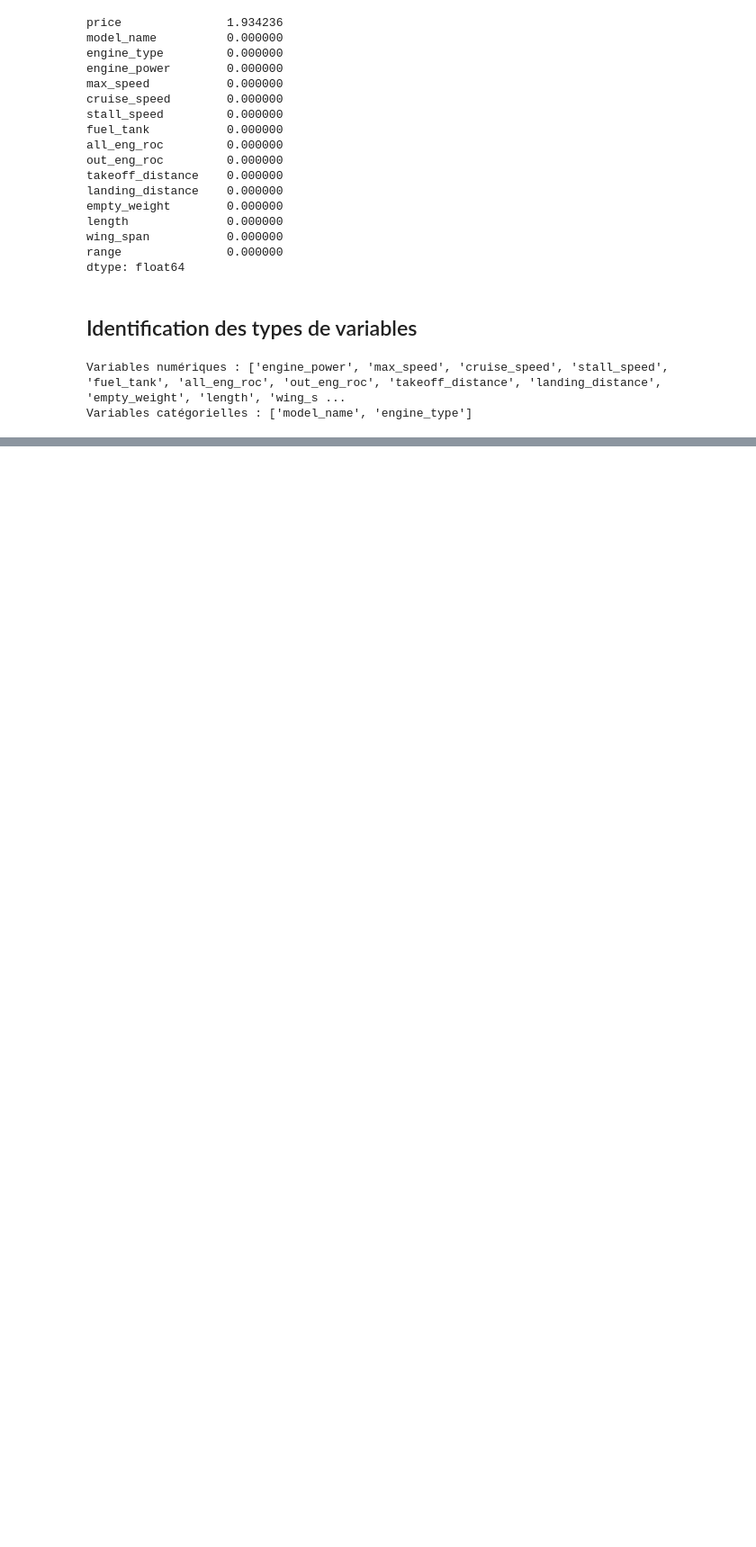
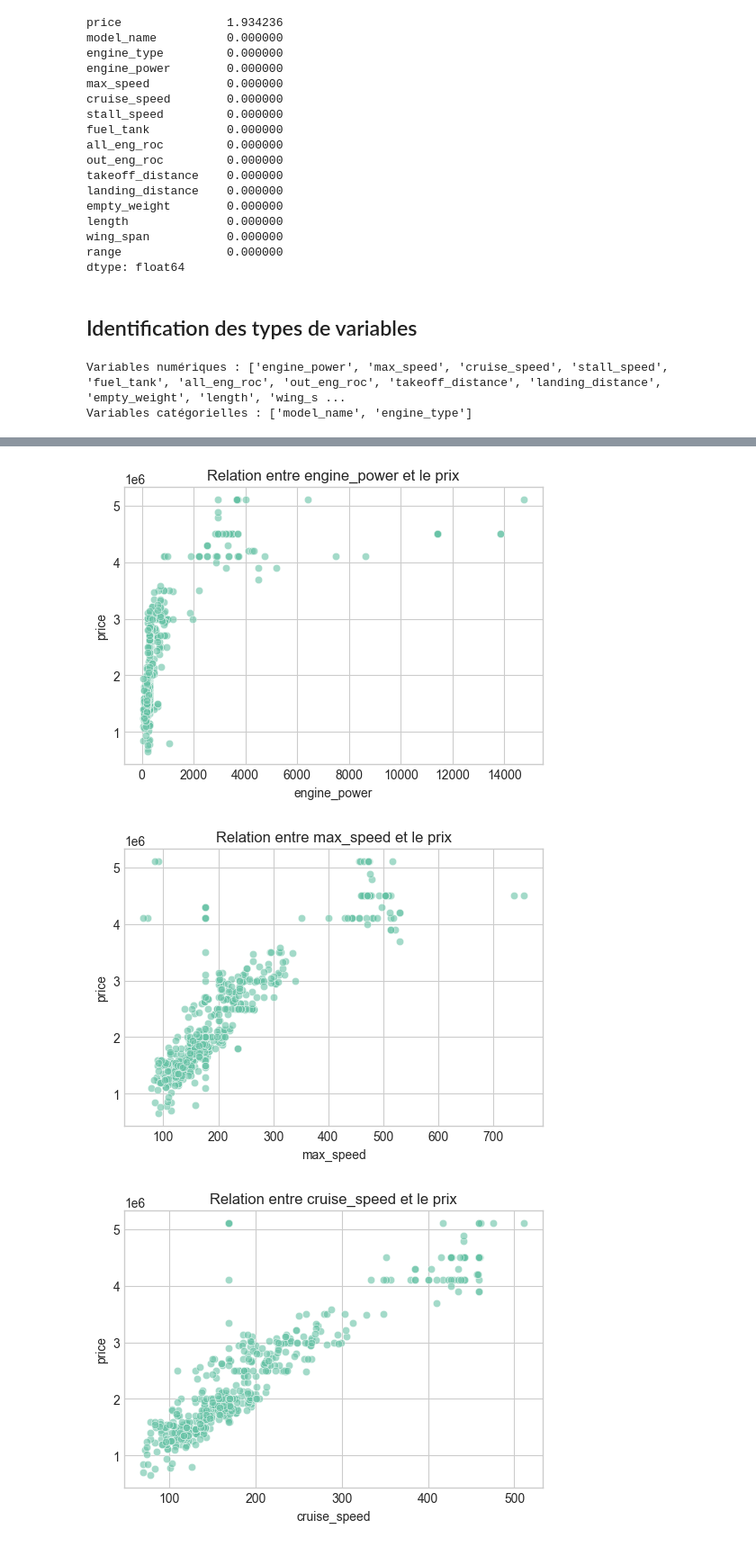
Before and after one commit to Abdoulaye1305/aircraft-price-prediction, a Jupyter notebook: 01_EDA.ipynb, the cells around one changed output, grey strips where cells are left out. Shown at 90% size. Cells and saved outputs as stored; diff of their text form; code cells hidden in the pictures; blank space fills up the shorter version.

```diff
--- a/01_EDA.ipynb
+++ b/01_EDA.ipynb
@@ -112,0 +210,12 @@ Variables catégorielles : ['model_name', 'engine_type']
+# %%
+def detect_outliers_iqr(data, column):
+    Q1 = data[column].quantile(0.25)
+    Q3 = data[column].quantile(0.75)
+    IQR = Q3 - Q1
+    lower, upper = Q1 - 1.5*IQR, Q3 + 1.5*IQR
+    outliers = data[(data[column] < lower) | (data[column] > upper)]
+    print(f"{column} → {len(outliers)} valeurs aberrantes détectées ({round(len(outliers)/len(data)*100,2)}%)")
+    return outliers
+
+for col in num_cols:
+    detect_outliers_iqr(df, col)
@@ -112,0 +280,13 @@ Variables catégorielles : ['model_name', 'engine_type']
+# %%
+# Visualisation de quelques relations clés avec le prix
+important_numeric_features = [col for col in num_cols if col != 'price']
+
+for col in important_numeric_features:
+    plt.figure(figsize=(6,4))
+    sns.scatterplot(data=df, x=col, y='price', alpha=0.6)
+    plt.title(f"Relation entre {col} et le prix")
+    plt.show()
+# %% [output]
+[figure, added]
+[figure, added]
+[figure, added]
```
Also changed, not shown: parts of 17 cells of this notebook.
